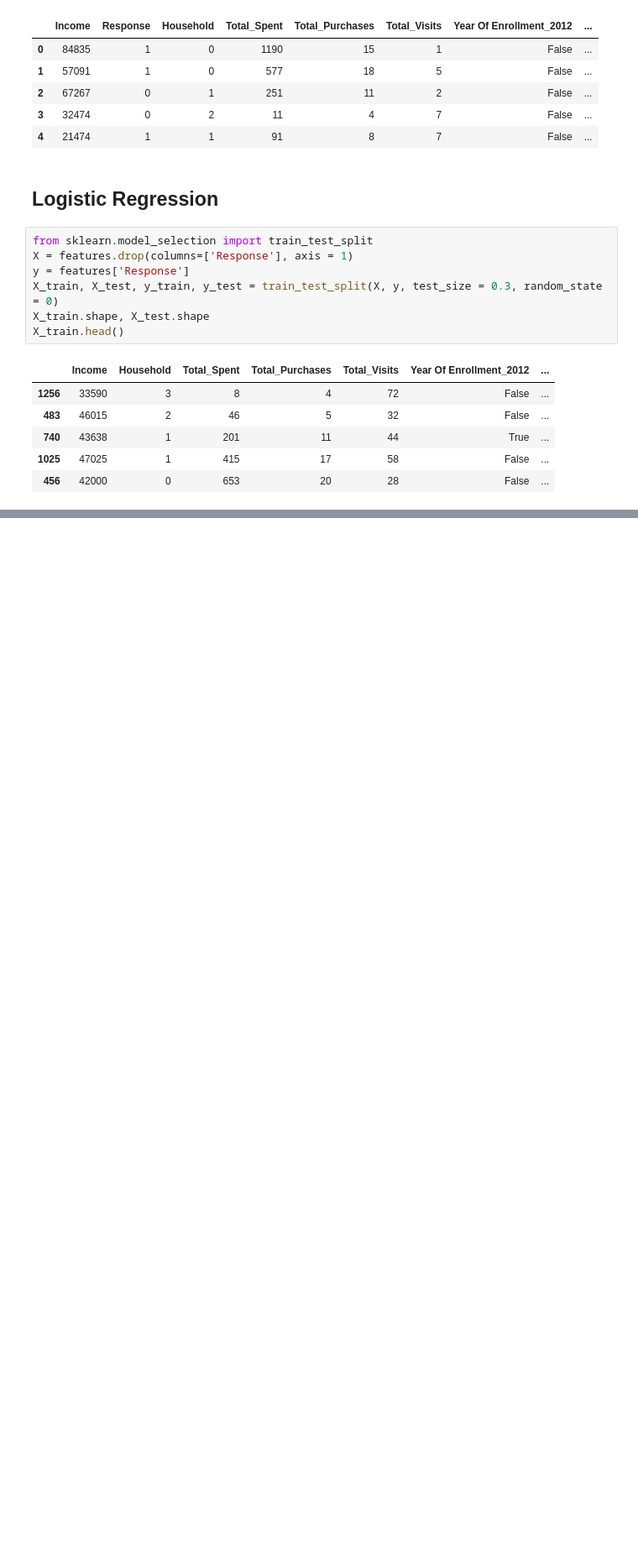
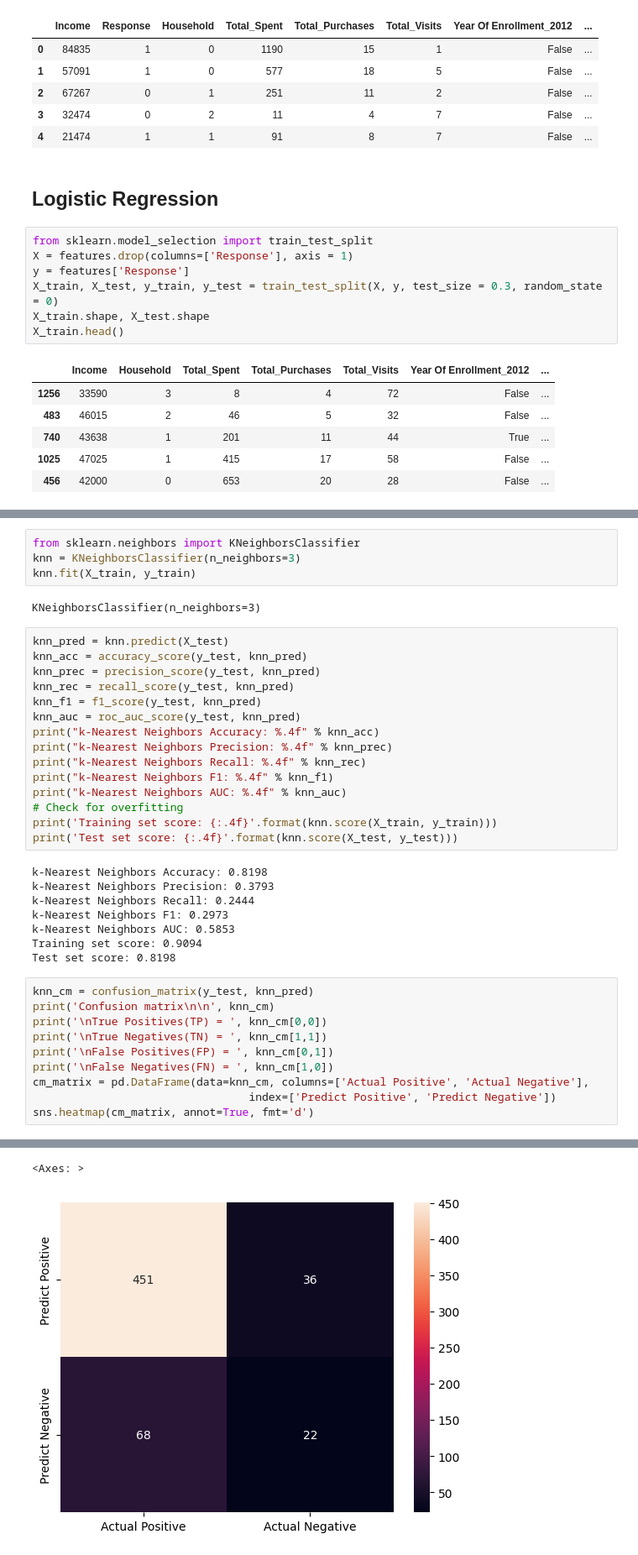
Before and after one commit to Ronan-Daliuag/Determining-Leads, a Jupyter notebook: Padrejuan-Model-Training.ipynb, the cells around one changed output, grey strips where cells are left out. Shown at 84% size. Saved outputs shown, nothing was run; the diff lists cells and outputs as text; blank space fills up the shorter version.

```diff
--- a/Padrejuan-Model-Training.ipynb
+++ b/Padrejuan-Model-Training.ipynb
@@ -139,0 +362,40 @@ False Negatives(FN) =  73
+# %%
+from sklearn.neighbors import KNeighborsClassifier
+knn = KNeighborsClassifier(n_neighbors=3)
+knn.fit(X_train, y_train)
+# %% [output]
+KNeighborsClassifier(n_neighbors=3)
+# %%
+knn_pred = knn.predict(X_test)
+knn_acc = accuracy_score(y_test, knn_pred)
+knn_prec = precision_score(y_test, knn_pred)
+knn_rec = recall_score(y_test, knn_pred)
+knn_f1 = f1_score(y_test, knn_pred)
+knn_auc = roc_auc_score(y_test, knn_pred)
+print("k-Nearest Neighbors Accuracy: %.4f" % knn_acc)
+print("k-Nearest Neighbors Precision: %.4f" % knn_prec)
+print("k-Nearest Neighbors Recall: %.4f" % knn_rec)
+print("k-Nearest Neighbors F1: %.4f" % knn_f1)
+print("k-Nearest Neighbors AUC: %.4f" % knn_auc)
+# Check for overfitting
+print('Training set score: {:.4f}'.format(knn.score(X_train, y_train)))
+print('Test set score: {:.4f}'.format(knn.score(X_test, y_test)))
+# %% [output]
+k-Nearest Neighbors Accuracy: 0.8198
+k-Nearest Neighbors Precision: 0.3793
+k-Nearest Neighbors Recall: 0.2444
+k-Nearest Neighbors F1: 0.2973
+k-Nearest Neighbors AUC: 0.5853
+Training set score: 0.9094
+Test set score: 0.8198
+# %%
+knn_cm = confusion_matrix(y_test, knn_pred)
+print('Confusion matrix\n\n', knn_cm)
+print('\nTrue Positives(TP) = ', knn_cm[0,0])
+print('\nTrue Negatives(TN) = ', knn_cm[1,1])
+print('\nFalse Positives(FP) = ', knn_cm[0,1])
+print('\nFalse Negatives(FN) = ', knn_cm[1,0])
+cm_matrix = pd.DataFrame(data=knn_cm, columns=['Actual Positive', 'Actual Negative'],
+                                 index=['Predict Positive', 'Predict Negative'])
+sns.heatmap(cm_matrix, annot=True, fmt='d')
+# %% [output]
@@ -139,0 +414,2 @@ False Negatives(FN) =  73
+<Axes: >
+[figure, added]
```
Also changed, not shown: parts of 30 cells of this notebook, 2 other files.
